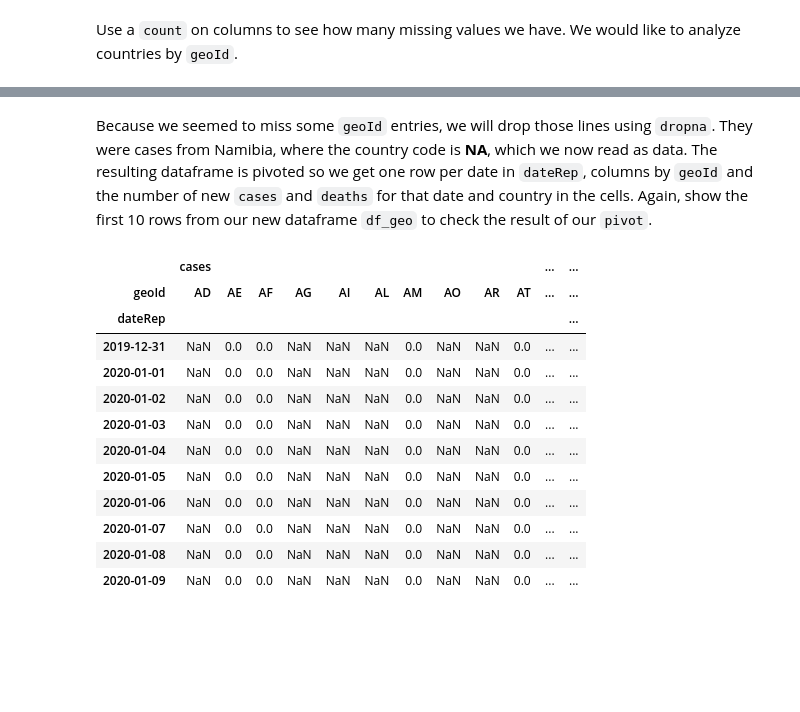
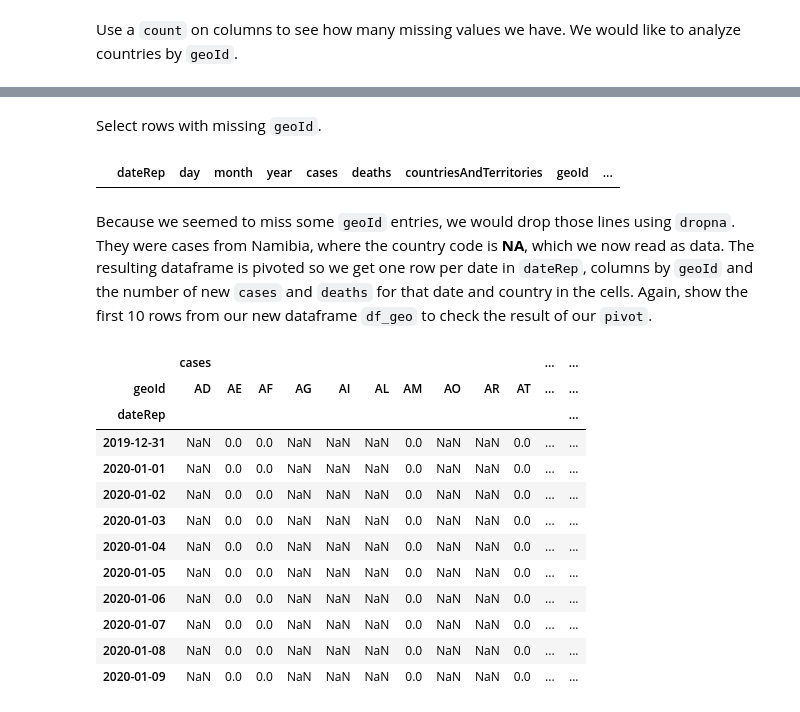
Before and after one commit to R3dje/COVID19, a Jupyter notebook: EUCDC.ipynb, the cells around one changed output, grey strips where cells are left out. Saved outputs shown, nothing was run; the diff lists cells and outputs as text; code cells hidden in the pictures; blank space fills up the shorter version.

```diff
--- a/EUCDC.ipynb
+++ b/EUCDC.ipynb
@@ -62,4 +61,10 @@ continentExp               14866
 dtype: int64
+# %% [markdown]
+Select rows with missing `geoId`.
+# %%
+df[df['geoId'].isna()]
+# %% [output]
+|  | dateRep | day | month | year | cases | deaths | countriesAndTerritories | geoId | ... |
 # %% [markdown]
-Because we seemed to miss some `geoId` entries, we will drop those lines using `dropna`. They were cases from Namibia, where the country code is __NA__, which we now read as data. The resulting dataframe is pivoted so we get one row per date in `dateRep`, columns by `geoId` and the number of new `cases` and `deaths` for that date and country in the cells. Again, show the first 10 rows from our new dataframe `df_geo` to check the result of our `pivot`.
+Because we seemed to miss some `geoId` entries, we would drop those lines using `dropna`. They were cases from Namibia, where the country code is __NA__, which we now read as data. The resulting dataframe is pivoted so we get one row per date in `dateRep`, columns by `geoId` and the number of new `cases` and `deaths` for that date and country in the cells. Again, show the first 10 rows from our new dataframe `df_geo` to check the result of our `pivot`.
 # %%
```
Also changed, not shown: parts of 27 cells of this notebook, 5 other files.
